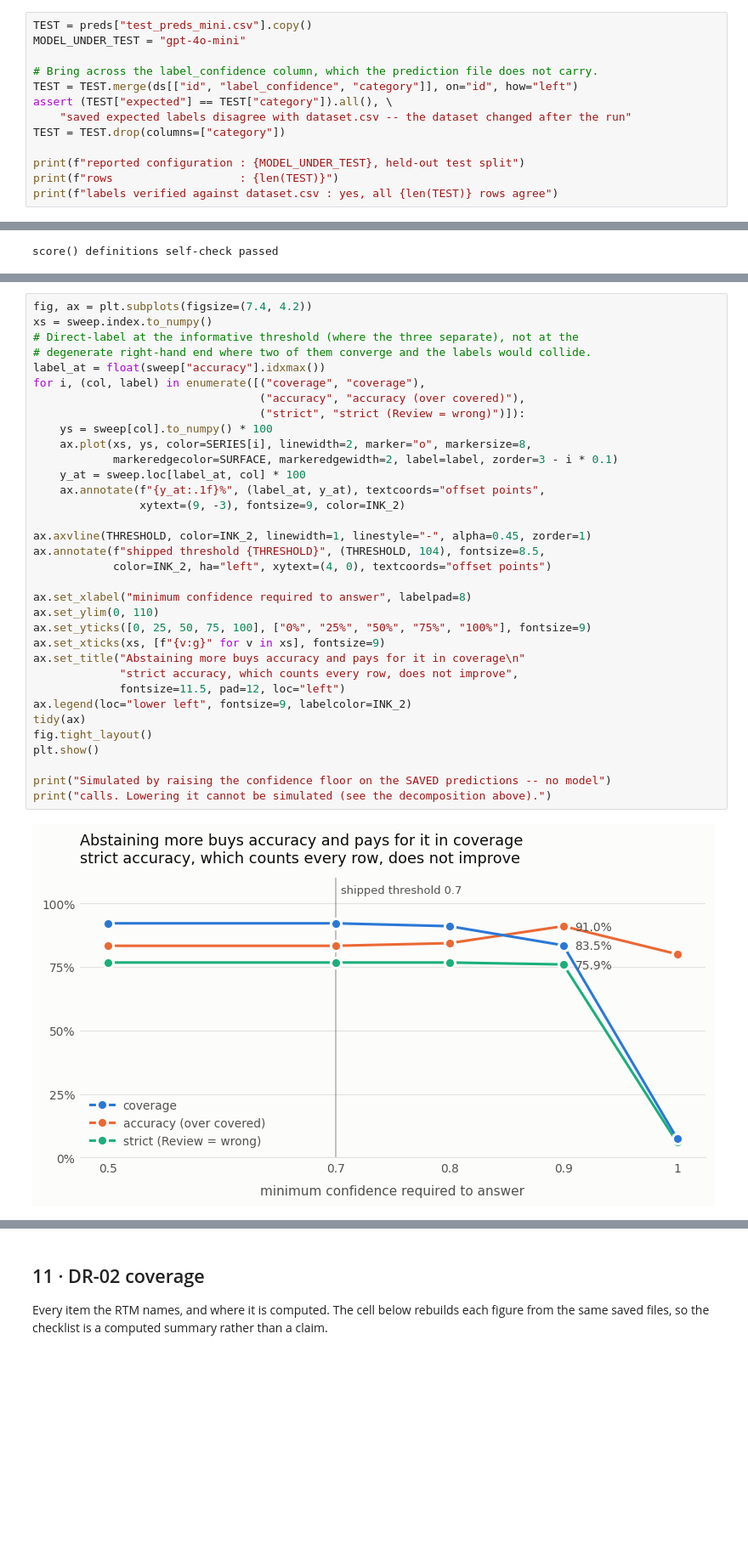
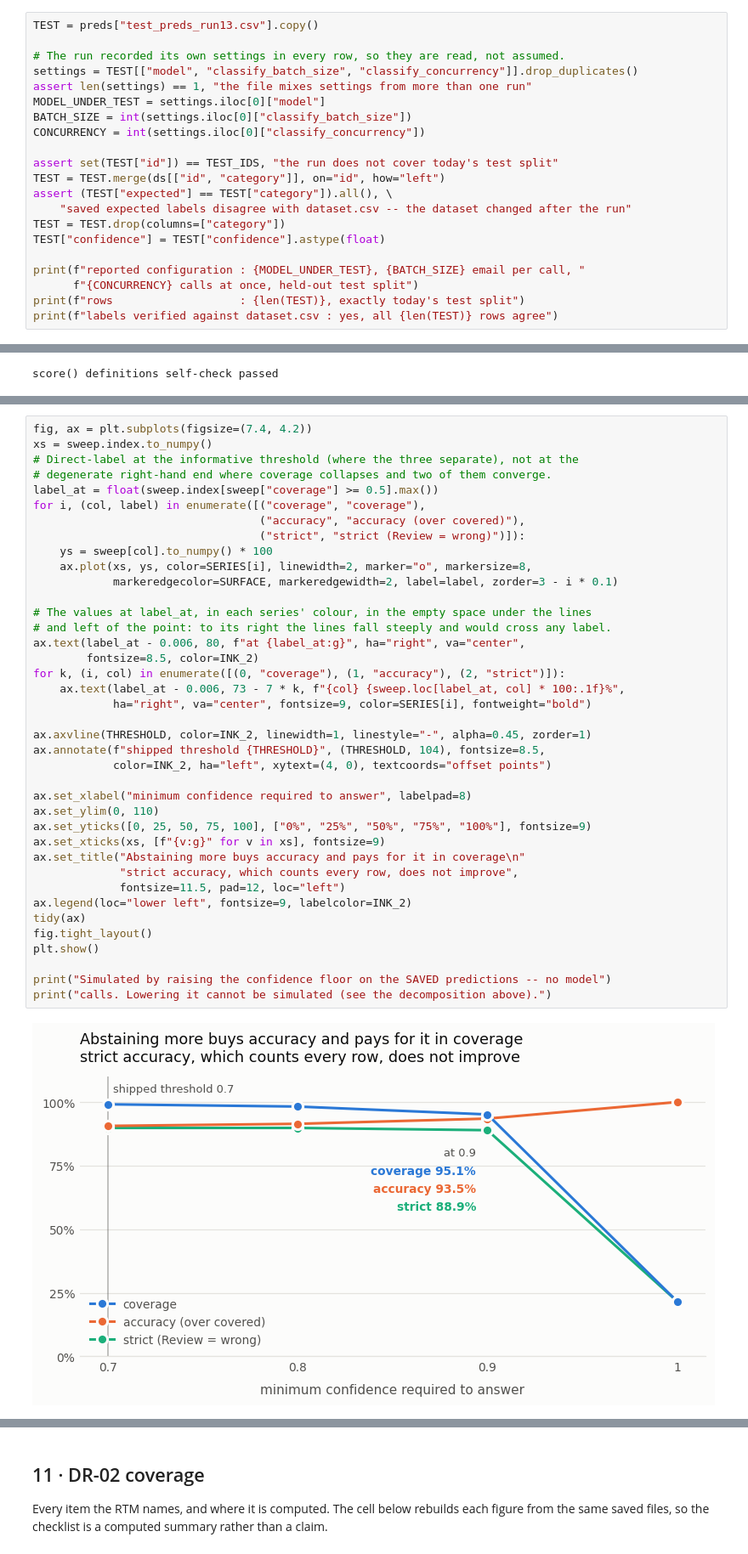
Before and after one commit to Whatdad0gdoin/IntelligentEmailAssistant, a Jupyter notebook: eval/notebook.ipynb, the cells around one changed output, grey strips where cells are left out. Shown at 85% size. Cells and saved outputs as stored; diff of their text form; blank space fills up the shorter version.

```diff
--- a/eval/notebook.ipynb
+++ b/eval/notebook.ipynb
@@ -511,14 +533,22 @@ split, n = 266**.
 # %%
-TEST = preds["test_preds_mini.csv"].copy()
-MODEL_UNDER_TEST = "gpt-4o-mini"
+TEST = preds["test_preds_run13.csv"].copy()
 
-# Bring across the label_confidence column, which the prediction file does not carry.
-TEST = TEST.merge(ds[["id", "label_confidence", "category"]], on="id", how="left")
+# The run recorded its own settings in every row, so they are read, not assumed.
+settings = TEST[["model", "classify_batch_size", "classify_concurrency"]].drop_duplicates()
+assert len(settings) == 1, "the file mixes settings from more than one run"
+MODEL_UNDER_TEST = settings.iloc[0]["model"]
+BATCH_SIZE = int(settings.iloc[0]["classify_batch_size"])
+CONCURRENCY = int(settings.iloc[0]["classify_concurrency"])
+
+assert set(TEST["id"]) == TEST_IDS, "the run does not cover today's test split"
+TEST = TEST.merge(ds[["id", "category"]], on="id", how="left")
 assert (TEST["expected"] == TEST["category"]).all(), \
     "saved expected labels disagree with dataset.csv -- the dataset changed after the run"
 TEST = TEST.drop(columns=["category"])
+TEST["confidence"] = TEST["confidence"].astype(float)
 
-print(f"reported configuration : {MODEL_UNDER_TEST}, held-out test split")
-print(f"rows                   : {len(TEST)}")
+print(f"reported configuration : {MODEL_UNDER_TEST}, {BATCH_SIZE} email per call, "
+      f"{CONCURRENCY} calls at once, held-out test split")
+print(f"rows                   : {len(TEST)}, exactly today's test split")
 print(f"labels verified against dataset.csv : yes, all {len(TEST)} rows agree")
 # %% [output]
@@ -1093,39 +1123,44 @@ No email was classified better. Rows were moved out of the denominator.
 # %%
 fig, ax = plt.subplots(figsize=(7.4, 4.2))
 xs = sweep.index.to_numpy()
 # Direct-label at the informative threshold (where the three separate), not at the
-# degenerate right-hand end where two of them converge and the labels would collide.
-label_at = float(sweep["accuracy"].idxmax())
+# degenerate right-hand end where coverage collapses and two of them converge.
+label_at = float(sweep.index[sweep["coverage"] >= 0.5].max())
 for i, (col, label) in enumerate([("coverage", "coverage"),
                                   ("accuracy", "accuracy (over covered)"),
                                   ("strict", "strict (Review = wrong)")]):
     ys = sweep[col].to_numpy() * 100
     ax.plot(xs, ys, color=SERIES[i], linewidth=2, marker="o", markersize=8,
             markeredgecolor=SURFACE, markeredgewidth=2, label=label, zorder=3 - i * 0.1)
-    y_at = sweep.loc[label_at, col] * 100
-    ax.annotate(f"{y_at:.1f}%", (label_at, y_at), textcoords="offset points",
-                xytext=(9, -3), fontsize=9, color=INK_2)
+
+# The values at label_at, in each series' colour, in the empty space under the lines
+# and left of the point: to its right the lines fall steeply and would cross any label.
+ax.text(label_at - 0.006, 80, f"at {label_at:g}", ha="right", va="center",
+        fontsize=8.5, color=INK_2)
+for k, (i, col) in enumerate([(0, "coverage"), (1, "accuracy"), (2, "strict")]):
+    ax.text(label_at - 0.006, 73 - 7 * k, f"{col} {sweep.loc[label_at, col] * 100:.1f}%",
+            ha="right", va="center", fontsize=9, color=SERIES[i], fontweight="bold")
 
 ax.axvline(THRESHOLD, color=INK_2, linewidth=1, linestyle="-", alpha=0.45, zorder=1)
 ax.annotate(f"shipped threshold {THRESHOLD}", (THRESHOLD, 104), fontsize=8.5,
             color=INK_2, ha="left", xytext=(4, 0), textcoords="offset points")
 
 ax.set_xlabel("minimum confidence required to answer", labelpad=8)
 ax.set_ylim(0, 110)
 ax.set_yticks([0, 25, 50, 75, 100], ["0%", "25%", "50%", "75%", "100%"], fontsize=9)
 ax.set_xticks(xs, [f"{v:g}" for v in xs], fontsize=9)
 ax.set_title("Abstaining more buys accuracy and pays for it in coverage\n"
              "strict accuracy, which counts every row, does not improve",
              fontsize=11.5, pad=12, loc="left")
 ax.legend(loc="lower left", fontsize=9, labelcolor=INK_2)
 tidy(ax)
 fig.tight_layout()
 plt.show()
 
 print("Simulated by raising the confidence floor on the SAVED predictions -- no model")
 print("calls. Lowering it cannot be simulated (see the decomposition above).")
 # %% [output]
-[figure, old version]
+[figure, new version]
 Simulated by raising the confidence floor on the SAVED predictions -- no model
 calls. Lowering it cannot be simulated (see the decomposition above).
 # %% [markdown]
```
Also changed, not shown: parts of 57 cells of this notebook, 11 other files.
